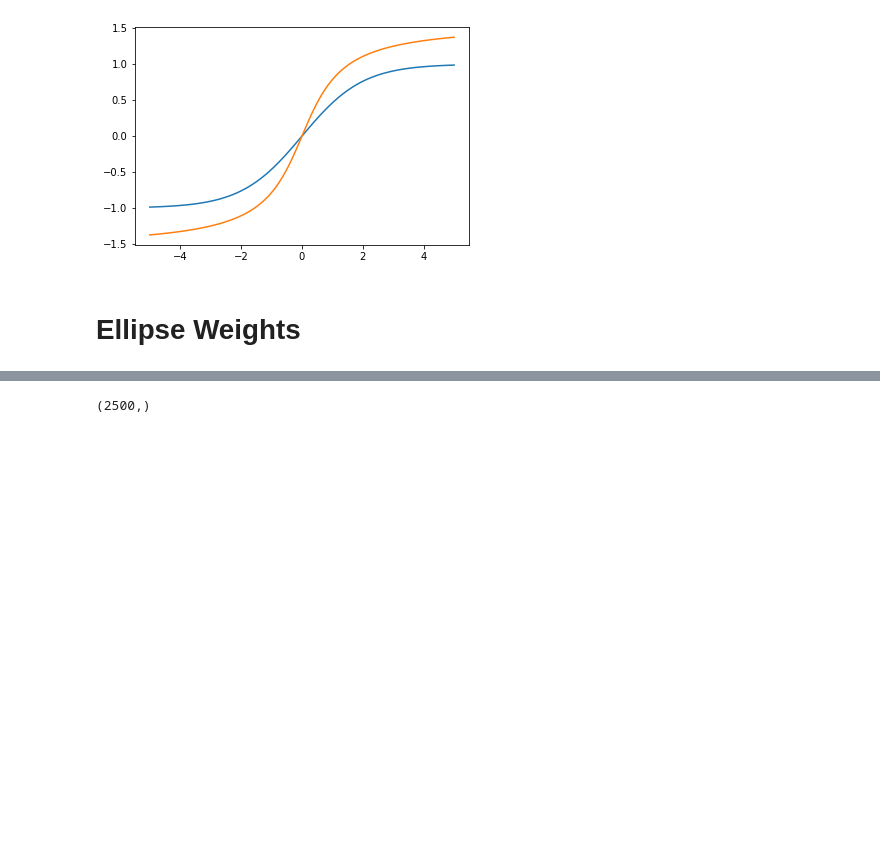
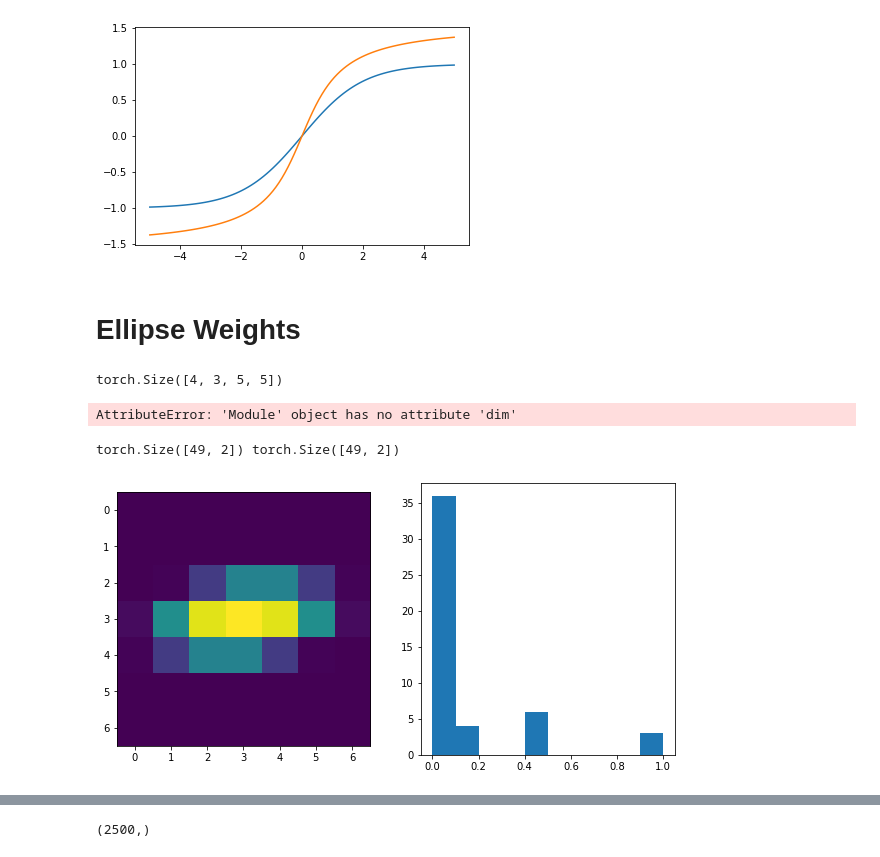
Before and after one commit to TheodoreAouad/3d_segm, a Jupyter notebook: Notebooks/Sandbox.ipynb, the cells around one changed output, grey strips where cells are left out. Drawn from its saved outputs; the diff is of its cells as text; code cells hidden in the pictures; blank space fills up the shorter version.

```diff
--- a/Notebooks/Sandbox.ipynb
+++ b/Notebooks/Sandbox.ipynb
@@ -65,5 +66,43 @@ plt.plot(x, y2)
 [figure]
 # %% [markdown]
 # Ellipse Weights
+# %%
+nn.Conv2d(in_channels=3, out_channels=4, kernel_size=5).weight.shape
+# %% [output]
+torch.Size([4, 3, 5, 5])
+# %%
+nn.Module().dim
+# %% [output]
+AttributeError: 'Module' object has no attribute 'dim'
+# %%
+def ellipse_level_torch(x: torch.Tensor, mu: torch.Tensor, sigma_inv: torch.Tensor, a):
+    A1 = (x - mu).T @ sigma_inv
+    A2 = (x - mu).T
+    res = torch.bmm(A1[:, None, :], A2[..., None])
+    return torch.exp(-res ** a)
+
+N = 7
+a = 2
+A = torch.tensor([
+    [0.007, 0.003],
+    [0.004, 0.03]
+]).float() * 30
+mu = torch.tensor([N // 2, N // 2])[..., None].float()
+
+el1 = partial(ellipse_level_torch, mu=mu, sigma_inv=A, a=a)
+
+XX, YY = torch.tensor(np.meshgrid(np.arange(N), np.arange(N)))
+coords = torch.tensor(np.vstack([XX.flatten(), YY.flatten()]))
+
+W = el1(coords).reshape(N, N)
+
+plt.figure(figsize=(10, 5))
+plt.subplot(121)
+plt.imshow(W);
+plt.subplot(122)
+plt.hist(W.flatten().numpy());
+# %% [output]
+torch.Size([49, 2]) torch.Size([49, 2])
+[figure, added]
 # %%
 def ellipse_level(x: np.ndarray, mu: np.ndarray, sigma_inv: np.ndarray, a):
```
Also changed, not shown: parts of 2 cells of this notebook, 6 other files.
